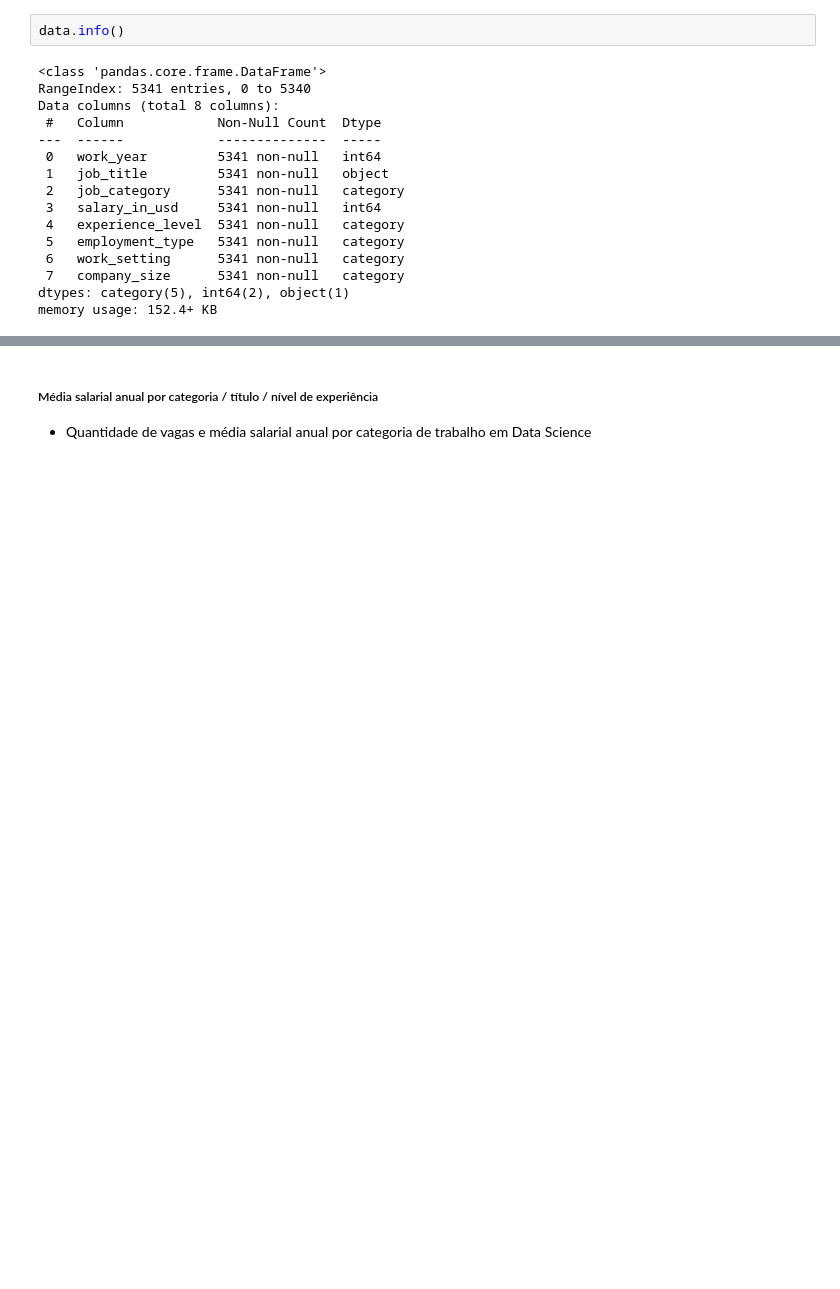
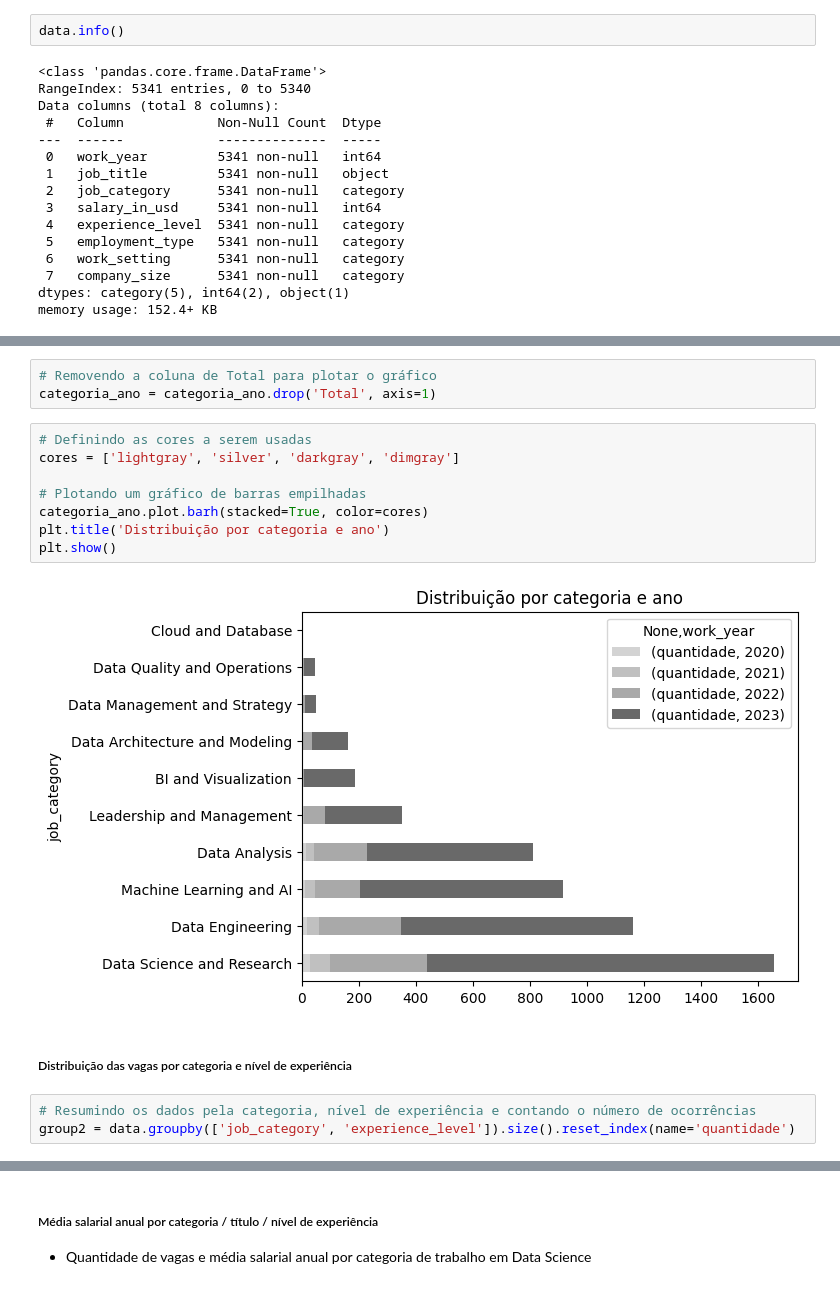
Before and after one commit to ryanrodr/eda-jobs-in-data, a Jupyter notebook: analise_exploratoria.ipynb, the cells around one changed output, grey strips where cells are left out. Drawn from its saved outputs; the diff is of its cells as text; blank space fills up the shorter version.

```diff
--- a/analise_exploratoria.ipynb
+++ b/analise_exploratoria.ipynb
@@ -152,0 +183,18 @@ tabela.style.set_properties(**{'text-align': 'center'})
+# %%
+# Removendo a coluna de Total para plotar o gráfico
+categoria_ano = categoria_ano.drop('Total', axis=1)
+# %%
+# Definindo as cores a serem usadas
+cores = ['lightgray', 'silver', 'darkgray', 'dimgray']
+
+# Plotando um gráfico de barras empilhadas
+categoria_ano.plot.barh(stacked=True, color=cores)
+plt.title('Distribuição por categoria e ano')
+plt.show()
+# %% [output]
+[figure, added]
+# %% [markdown]
+##### Distribuição das vagas por categoria e nível de experiência
+# %%
+# Resumindo os dados pela categoria, nível de experiência e contando o número de ocorrências
+group2 = data.groupby(['job_category', 'experience_level']).size().reset_index(name='quantidade')
```
Also changed, not shown: parts of 42 cells of this notebook.
